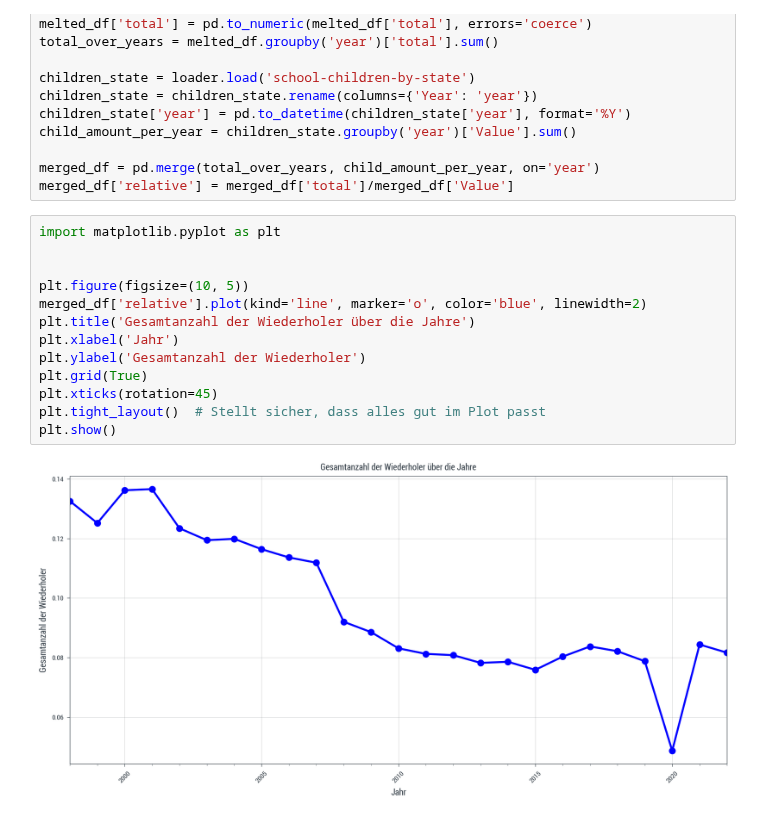
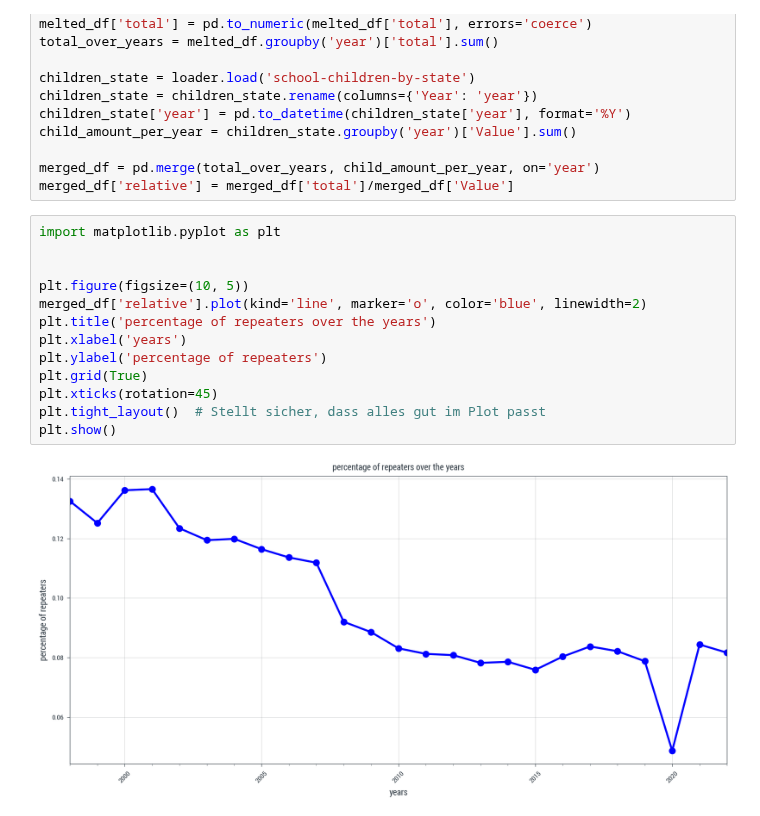
Before and after one commit to KarylReyne/DataLiteracyWS23, a Jupyter notebook: exp/JS-002-Repeaters.ipynb, the cells around one changed output. Cells and saved outputs as stored; diff of their text form.

```diff
--- a/exp/JS-002-Repeaters.ipynb
+++ b/exp/JS-002-Repeaters.ipynb
@@ -21,15 +21,15 @@ merged_df['relative'] = merged_df['total']/merged_df['Value']
 # %%
 import matplotlib.pyplot as plt
 
 
 plt.figure(figsize=(10, 5))
 merged_df['relative'].plot(kind='line', marker='o', color='blue', linewidth=2)
-plt.title('Gesamtanzahl der Wiederholer über die Jahre')
-plt.xlabel('Jahr')
-plt.ylabel('Gesamtanzahl der Wiederholer')
+plt.title('percentage of repeaters over the years')
+plt.xlabel('years')
+plt.ylabel('percentage of repeaters')
 plt.grid(True)
 plt.xticks(rotation=45)
 plt.tight_layout()  # Stellt sicher, dass alles gut im Plot passt
 plt.show()
 # %% [output]
-[figure, old version]
+[figure, new version]
```
Also changed, not shown: 2 other files.
